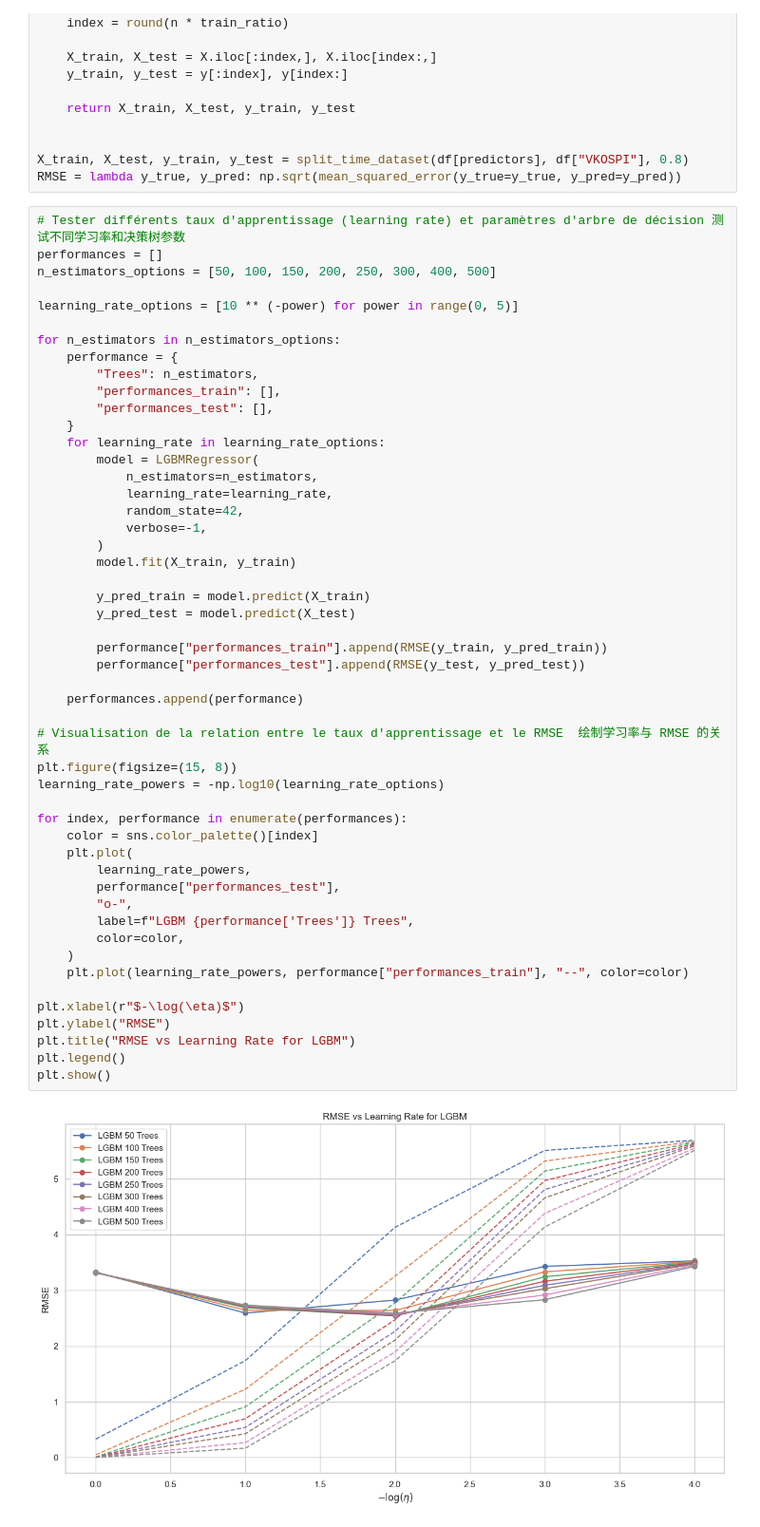
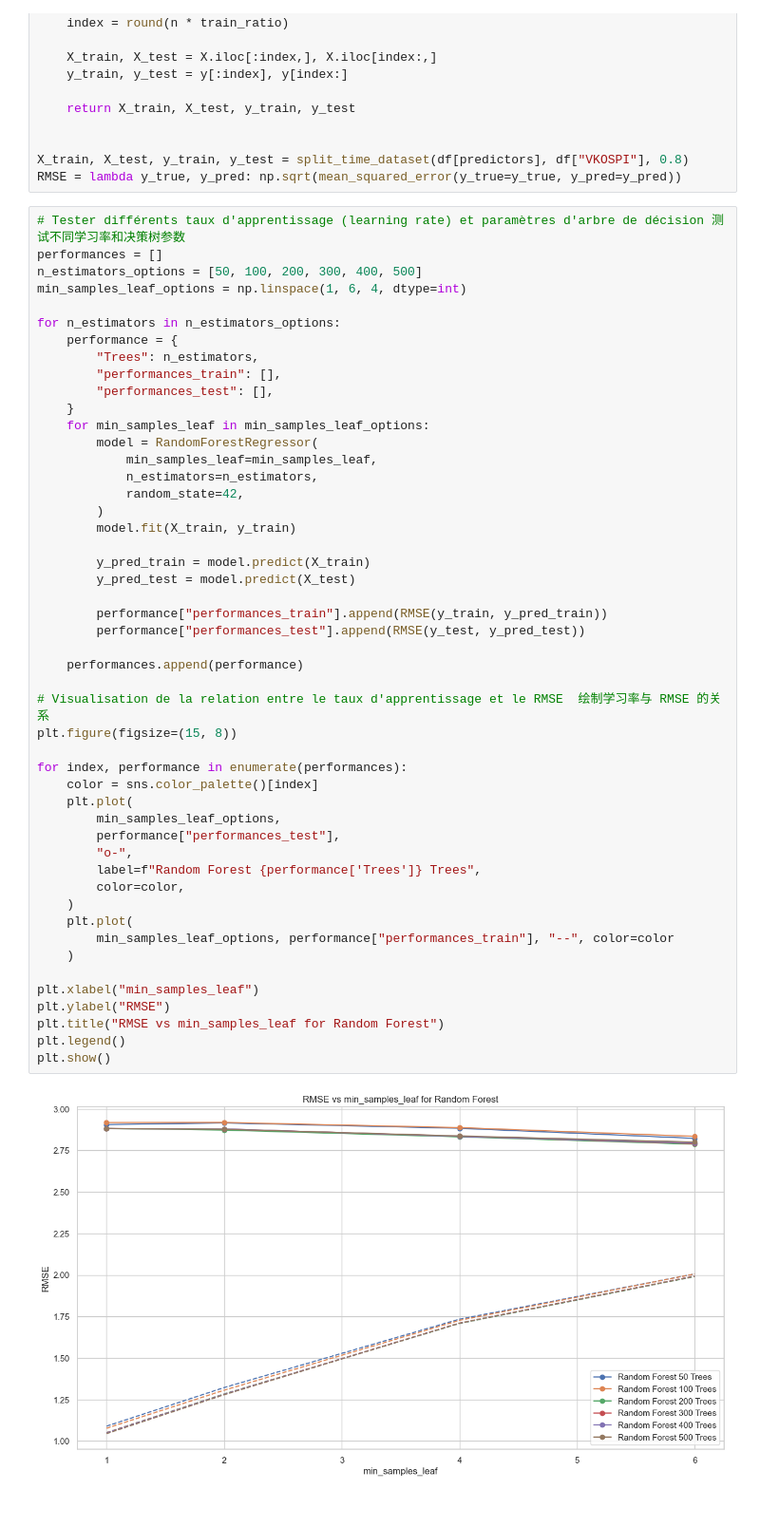
Before and after one commit to nbm6d3tp/Predict_VKOSPI, a Jupyter notebook: Random_forest_best_param.ipynb, the cells around one changed output. Shown at 95% size. Saved outputs shown, nothing was run; the diff lists cells and outputs as text.

```diff
--- a/Random_forest_best_param.ipynb
+++ b/Random_forest_best_param.ipynb
@@ -37,9 +35,8 @@ RMSE = lambda y_true, y_pred: np.sqrt(mean_squared_error(y_true=y_true, y_pred=y
 # %%
 # Tester différents taux d'apprentissage (learning rate) et paramètres d'arbre de décision 测试不同学习率和决策树参数
 performances = []
-n_estimators_options = [50, 100, 150, 200, 250, 300, 400, 500]
-
-learning_rate_options = [10 ** (-power) for power in range(0, 5)]
+n_estimators_options = [50, 100, 200, 300, 400, 500]
+min_samples_leaf_options = np.linspace(1, 6, 4, dtype=int)
 
 for n_estimators in n_estimators_options:
     performance = {
@@ -47,42 +44,42 @@ for n_estimators in n_estimators_options:
         "performances_train": [],
         "performances_test": [],
     }
-    for learning_rate in learning_rate_options:
-        model = LGBMRegressor(
+    for min_samples_leaf in min_samples_leaf_options:
+        model = RandomForestRegressor(
+            min_samples_leaf=min_samples_leaf,
             n_estimators=n_estimators,
-            learning_rate=learning_rate,
             random_state=42,
-            verbose=-1,
         )
         model.fit(X_train, y_train)
 
         y_pred_train = model.predict(X_train)
         y_pred_test = model.predict(X_test)
 
         performance["performances_train"].append(RMSE(y_train, y_pred_train))
         performance["performances_test"].append(RMSE(y_test, y_pred_test))
 
     performances.append(performance)
 
 # Visualisation de la relation entre le taux d'apprentissage et le RMSE  绘制学习率与 RMSE 的关系
 plt.figure(figsize=(15, 8))
-learning_rate_powers = -np.log10(learning_rate_options)
 
 for index, performance in enumerate(performances):
     color = sns.color_palette()[index]
     plt.plot(
-        learning_rate_powers,
+        min_samples_leaf_options,
         performance["performances_test"],
         "o-",
-        label=f"LGBM {performance['Trees']} Trees",
+        label=f"Random Forest {performance['Trees']} Trees",
         color=color,
     )
-    plt.plot(learning_rate_powers, performance["performances_train"], "--", color=color)
+    plt.plot(
+        min_samples_leaf_options, performance["performances_train"], "--", color=color
+    )
 
-plt.xlabel(r"$-\log(\eta)$")
+plt.xlabel("min_samples_leaf")
 plt.ylabel("RMSE")
-plt.title("RMSE vs Learning Rate for LGBM")
+plt.title("RMSE vs min_samples_leaf for Random Forest")
 plt.legend()
 plt.show()
 # %% [output]
-[figure, old version]
+[figure, new version]
```
Also changed, not shown: parts of 4 cells of this notebook, 3 other files.
